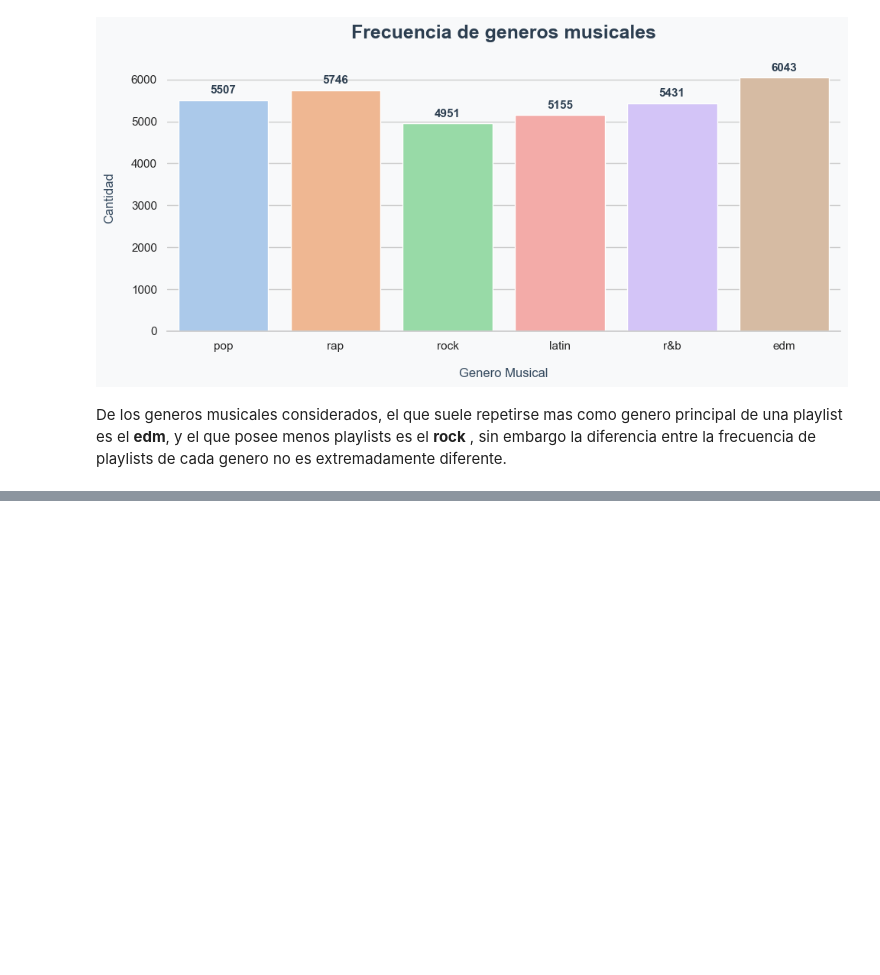
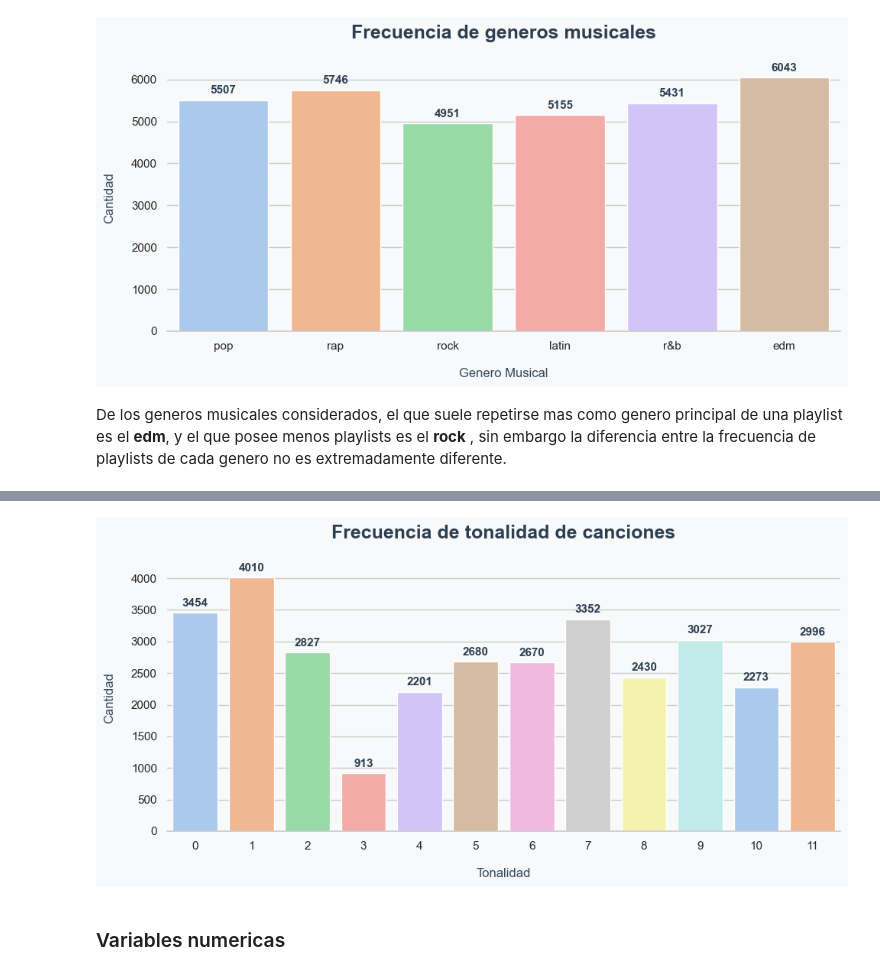
Before and after one commit to juanpablocarrillohortua/Proyecto_Data_Mining_UEC, a Jupyter notebook: notebooks/EDA_&_1st_part_notebook.ipynb, the cells around one changed output, grey strips where cells are left out. Cells and saved outputs as stored; diff of their text form; code cells hidden in the pictures; blank space fills up the shorter version.

```diff
--- a/notebooks/EDA_&_1st_part_notebook.ipynb
+++ b/notebooks/EDA_&_1st_part_notebook.ipynb
@@ -253,0 +339,6 @@ De los generos musicales considerados, el que suele repetirse mas como genero pr
+# %%
+graficas.barplot_discreto(df, "key", titulo="Frecuencia de tonalidad de canciones", etiqueta_x="Tonalidad", order=False)
+# %% [output]
+[figure, added]
+# %% [markdown]
+### Variables numericas
```
Also changed, not shown: parts of 18 cells of this notebook, 4 other files.
